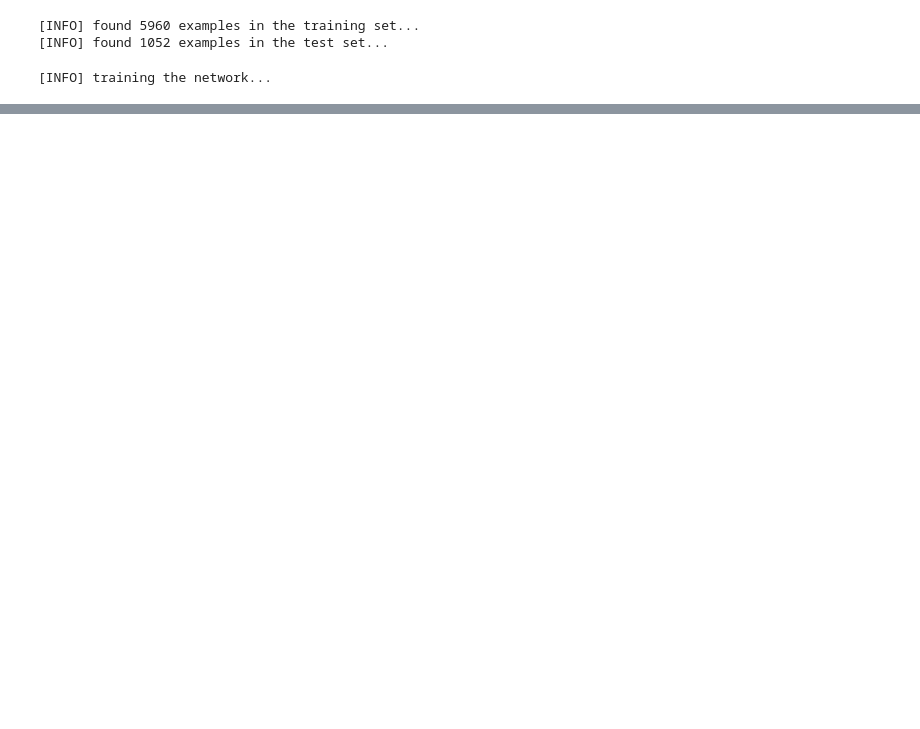
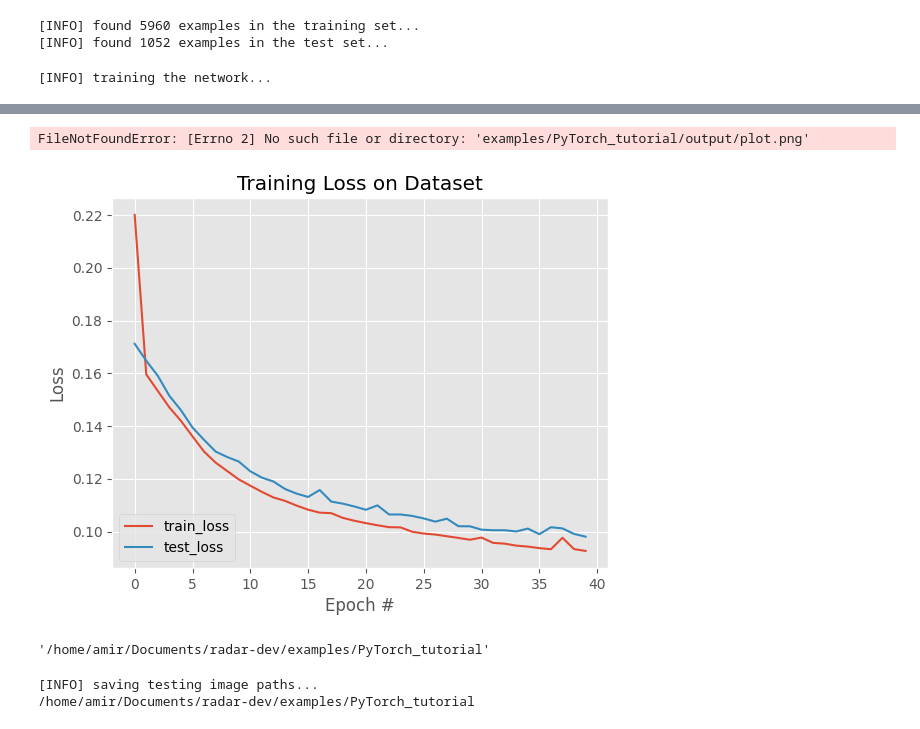
Before and after one commit to cpsl-research/radar-dev, a Jupyter notebook: examples/PyTorch_tutorial/Test1.ipynb, the cells around one changed output, grey strips where cells are left out. Saved outputs shown, nothing was run; the diff lists cells and outputs as text; code cells hidden in the pictures; blank space fills up the shorter version.

```diff
--- a/examples/PyTorch_tutorial/Test1.ipynb
+++ b/examples/PyTorch_tutorial/Test1.ipynb
@@ -157,4 +316,7 @@ RuntimeError: CUDA out of memory. Tried to allocate 190.00 MiB (GPU 0; 7.78 GiB
 # %%
+from torch.cuda import empty_cache
+import matplotlib.pyplot as plt
+empty_cache()
 for e in tqdm(range(config.NUM_EPOCHS)):
 	# set the model in training mode
 	unet.train()
@@ -191,7 +353,7 @@ for e in tqdm(range(config.NUM_EPOCHS)):
 		for (x, y) in testLoader:
 
 			# send the input to the device
-			(x, y) = (x.to(config.DEVICE), y.to(config.DEVICE))
+			(x, y) = (x.to(config.DEVICE).float(), y.to(config.DEVICE).float())
 
 			# make the predictions and calculate the validation loss
 			pred = unet(x)
@@ -224,7 +386,7 @@ plt.title("Training Loss on Dataset")
 plt.xlabel("Epoch #")
 plt.ylabel("Loss")
 plt.legend(loc="lower left")
-plt.savefig(config.PLOT_PATH)
+plt.savefig(PLOT_PATH)
 # serialize the model to disk
-torch.save(unet, config.MODEL_PATH)
+torch.save(unet, MODEL_PATH)
 # %% [output]
@@ -232,3 +418,19 @@ ValueError: Target size (torch.Size([64, 1, 256, 256])) must be the same as inpu
+# %%
+import matplotlib.pyplot as plt
+plt.style.use("ggplot")
+plt.figure()
+plt.plot(H["train_loss"], label="train_loss")
+plt.plot(H["test_loss"], label="test_loss")
+plt.title("Training Loss on Dataset")
+plt.xlabel("Epoch #")
+plt.ylabel("Loss")
+plt.legend(loc="lower left")
+plt.savefig(config.PLOT_PATH)
+# serialize the model to disk
+torch.save(unet, config.MODEL_PATH)
+# %% [output]
+FileNotFoundError: [Errno 2] No such file or directory: 'examples/PyTorch_tutorial/output/plot.png'
+[figure, added]
 # %%
 trainLoader = DataLoader(trainDS, shuffle=True,
 	batch_size=6, pin_memory=PIN_MEMORY,
@@ -247,0 +441,22 @@ trainDS[0]
+# %%
+import os
+os.getcwd()
+# %% [output]
+'/home/amir/Documents/radar-dev/examples/PyTorch_tutorial'
+# %%
+BASE_OUTPUT = "output"
+# define the path to the output serialized model, model training
+# plot, and testing image paths
+MODEL_PATH = os.path.join(BASE_OUTPUT, "unet_tgs_salt.pth")
+PLOT_PATH = os.path.sep.join([BASE_OUTPUT, "plot.png"])
+TEST_PATHS = os.path.sep.join([BASE_OUTPUT, "test_paths.txt"])
+
+
+print("[INFO] saving testing image paths...")
+print(os.getcwd())
+f = open(TEST_PATHS, "w")
+f.write("\n".join(testImages))
+f.close()
+# %% [output]
+[INFO] saving testing image paths...
+/home/amir/Documents/radar-dev/examples/PyTorch_tutorial
```
Also changed, not shown: parts of 19 cells of this notebook.
